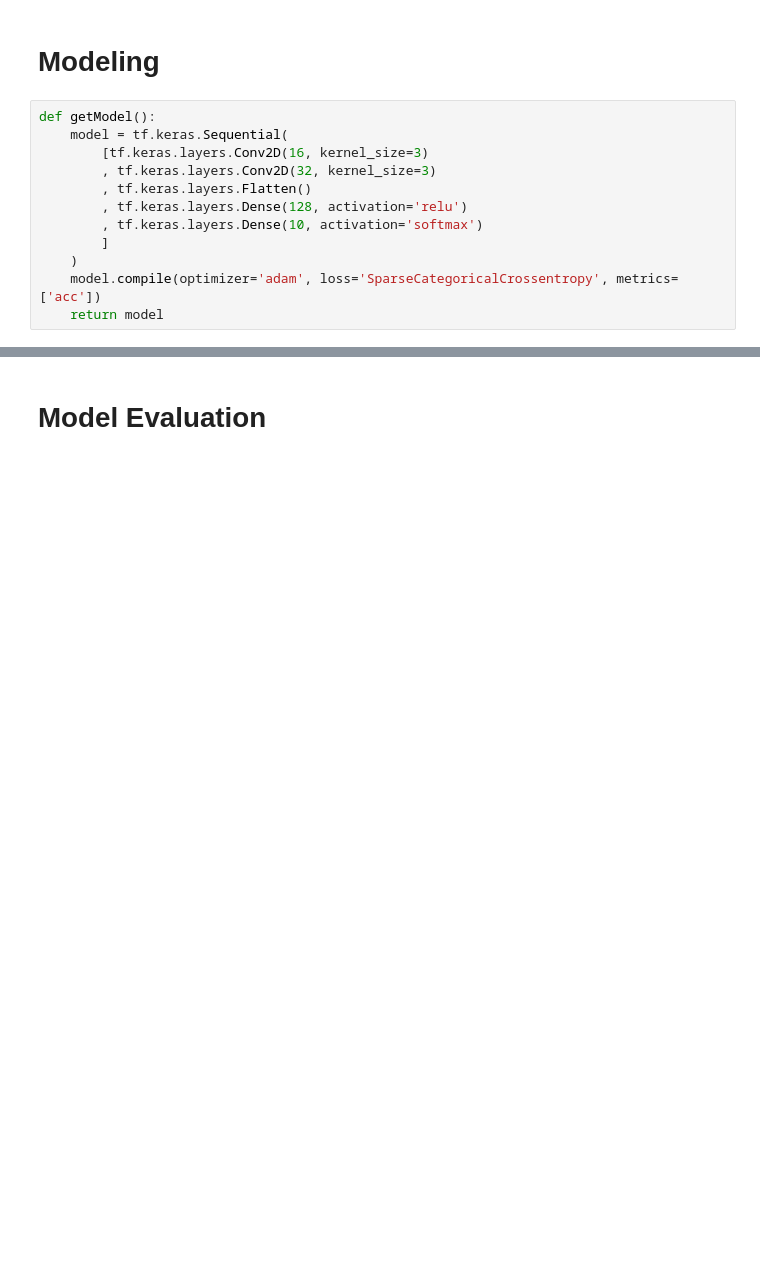
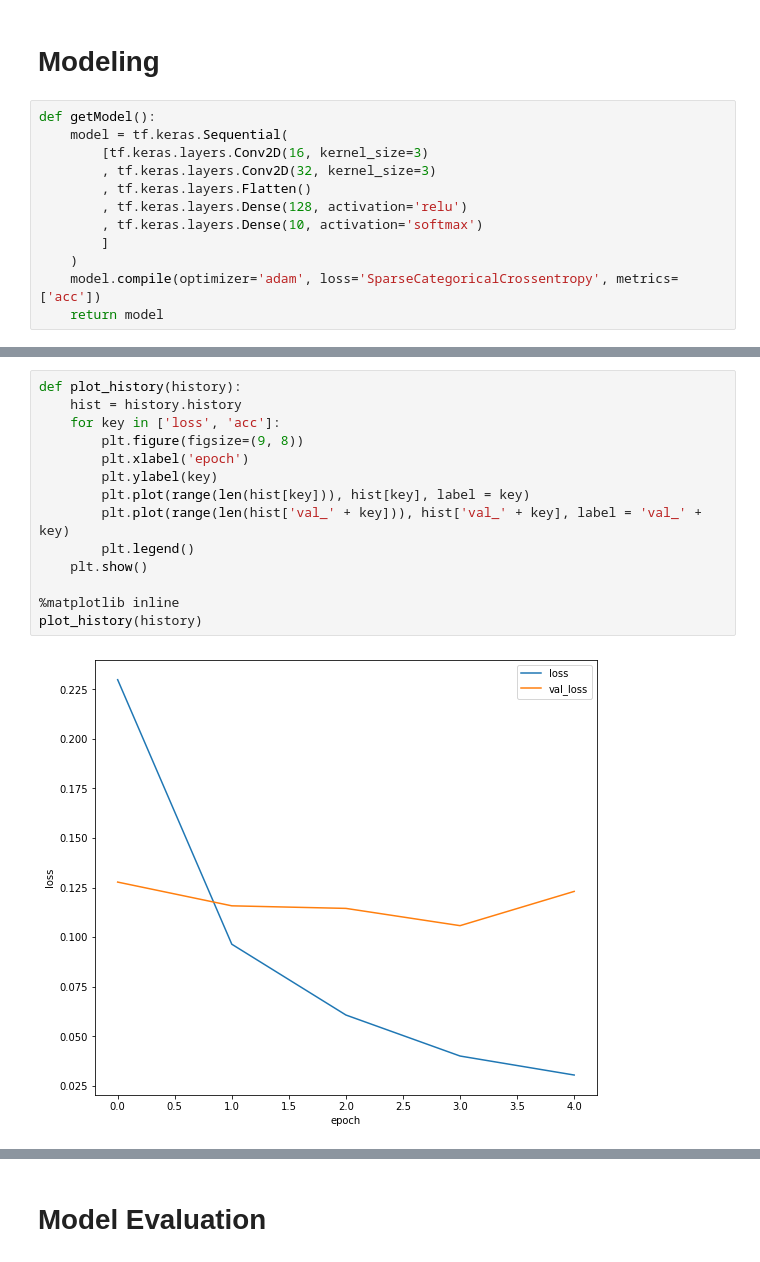
Before and after one commit to kyalan/DataScienceFactory, a Jupyter notebook: mnist_withGPU.ipynb, the cells around one changed output, grey strips where cells are left out. Cells and saved outputs as stored; diff of their text form; blank space fills up the shorter version.

```diff
--- a/mnist_withGPU.ipynb
+++ b/mnist_withGPU.ipynb
@@ -113,0 +119,16 @@ Wall time: 1min 5s
+# %%
+def plot_history(history):
+    hist = history.history
+    for key in ['loss', 'acc']:
+        plt.figure(figsize=(9, 8))
+        plt.xlabel('epoch')
+        plt.ylabel(key)
+        plt.plot(range(len(hist[key])), hist[key], label = key)
+        plt.plot(range(len(hist['val_' + key])), hist['val_' + key], label = 'val_' + key)
+        plt.legend()
+    plt.show()
+
+%matplotlib inline
+plot_history(history)
+# %% [output]
+[figure, added]
```
Also changed, not shown: parts of 10 cells of this notebook.
